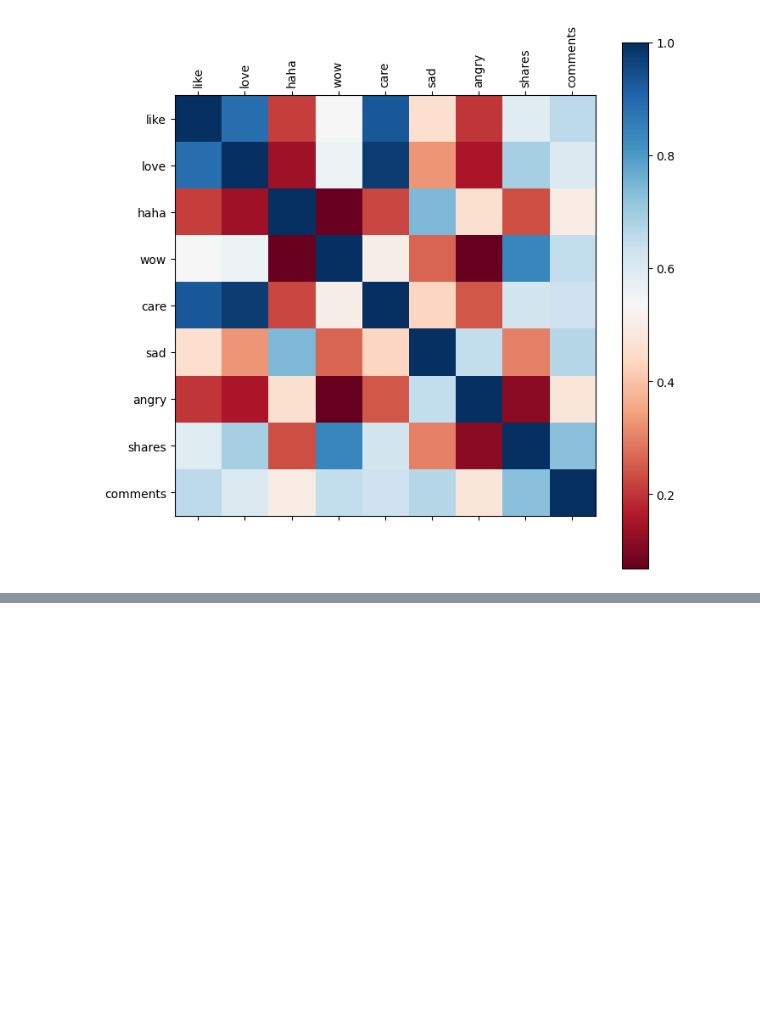
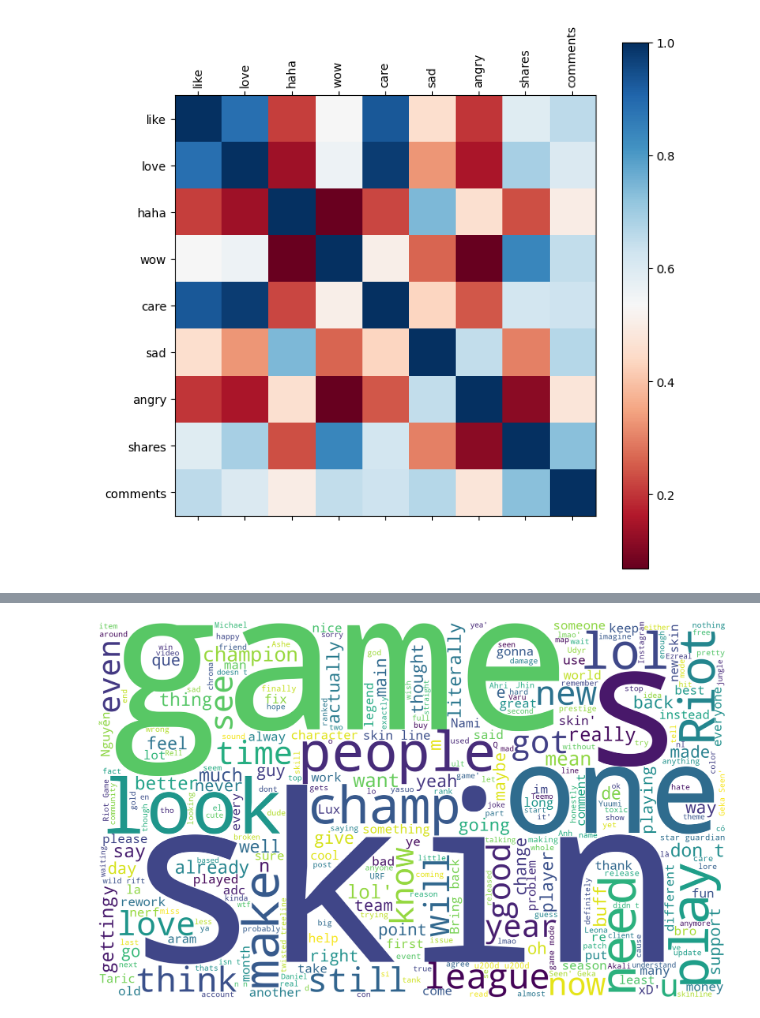
Before and after one commit to NguyenXuanHiep1709/Final-Project, a Jupyter notebook: Analyze_Data.ipynb, the cells around one changed output, grey strips where cells are left out. Saved outputs shown, nothing was run; the diff lists cells and outputs as text; code cells hidden in the pictures; blank space fills up the shorter version.

Commit message:
comment texts

```diff
--- a/Analyze_Data.ipynb
+++ b/Analyze_Data.ipynb
@@ -346,0 +353,13 @@ plt.colorbar()
+# %%
+# Tách nội dung comment ra khỏi chuỗi comments_full
+comment_texts = []
+comments_full = data['comments_full'].dropna(axis=0)
+
+for post in comments_full:
+    for commment_part in post.split(','):
+        # Kiểm tra xem một phần bình luận có bắt đầu bằng chuỗi ''comment_text'' hay không
+        if commment_part.startswith(' \'comment_text\''):
+            # Loại bỏ các dấu ngoặc kép và dấu ngoặc đơn ở đầu và ở cuối
+            comment_texts.append(commment_part[18:-1])
+
+comment_texts
@@ -346,0 +386,17 @@ plt.colorbar()
+# %%
+comment_texts = str(comment_texts)
+# %%
+from wordcloud import WordCloud, STOPWORDS
+
+wordcloud = WordCloud(stopwords=STOPWORDS,
+                      background_color='white',
+                      max_words=300,
+                      width=2000, height=1200
+                         ).generate(comment_texts)
+plt.figure(figsize=(40,20))
+plt.clf()
+plt.imshow(wordcloud)
+plt.axis('off')
+plt.show()
+# %% [output]
+[figure, added]
```
Also changed, not shown: parts of 5 cells of this notebook.
